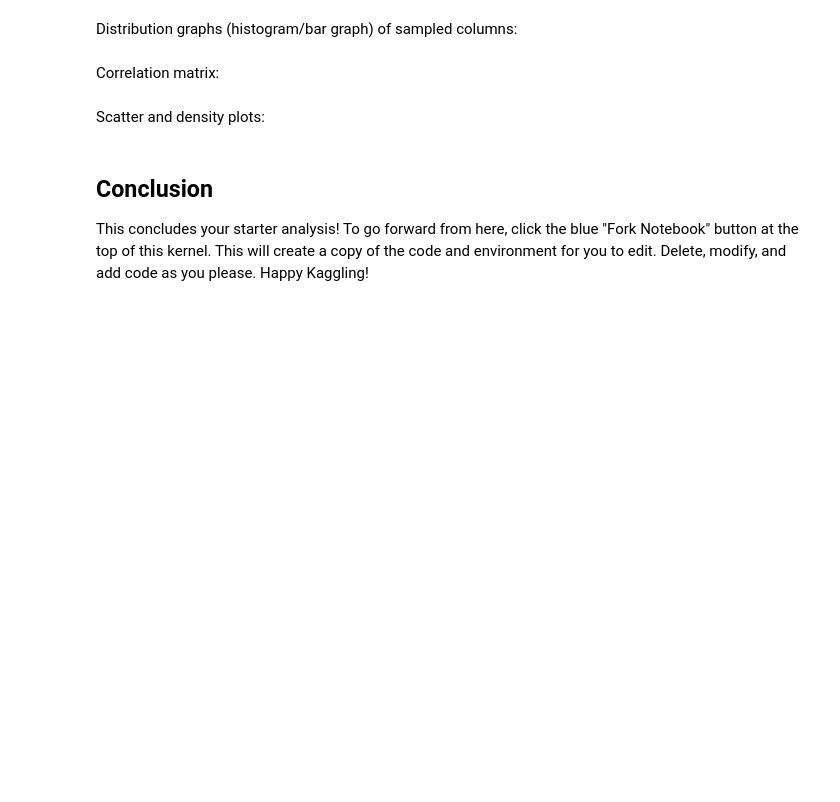
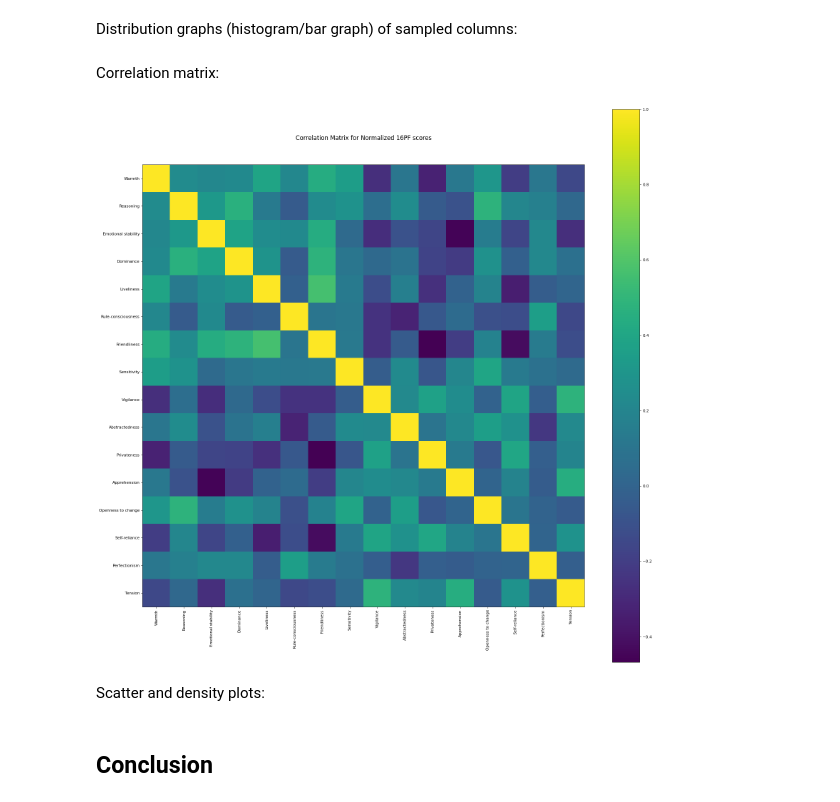
Before and after one commit to jmrr/personality-insights, a Jupyter notebook: 16_personality_factors/Cattell's 16 Personality Exploratory Analysis.ipynb, the cells around one changed output. Saved outputs shown, nothing was run; the diff lists cells and outputs as text; code cells hidden in the pictures; blank space fills up the shorter version.

Commit message:
Exploratory analysis.

```diff
--- a/16_personality_factors/Cattell's 16 Personality Exploratory Analysis.ipynb
+++ b/16_personality_factors/Cattell's 16 Personality Exploratory Analysis.ipynb
@@ -119,3 +202,8 @@ negative_questions = [ # negative questions substracting to the trait
 # %% [markdown]
 Distribution graphs (histogram/bar graph) of sampled columns:
+# %%
+# Correlations
+df_traits = df[traits].rename(columns={k: v for k, v in zip(traits, trait_labels)})
+df_traits.corr()
+df_traits.dataframeName = "Normalized 16PF scores"
 # %%
@@ -123,7 +211,9 @@ plotPerColumnDistribution(data, 10, 5)
 # %% [markdown]
 Correlation matrix:
 # %%
-plotCorrelationMatrix(data, 25)
+plotCorrelationMatrix(df_traits, 25)
+# %% [output]
+[figure, added]
 # %% [markdown]
 Scatter and density plots:
 # %%
@@ -131,3 +221,2 @@ plotScatterMatrix(data, 20, 10)
-# %% [markdown]
-## Conclusion
-This concludes your starter analysis! To go forward from here, click the blue "Fork Notebook" button at the top of this kernel. This will create a copy of the code and environment for you to edit. Delete, modify, and add code as you please. Happy Kaggling!
+# %% [markdown]
+## Conclusion
```
Also changed, not shown: parts of 15 cells of this notebook, 3 other files.
